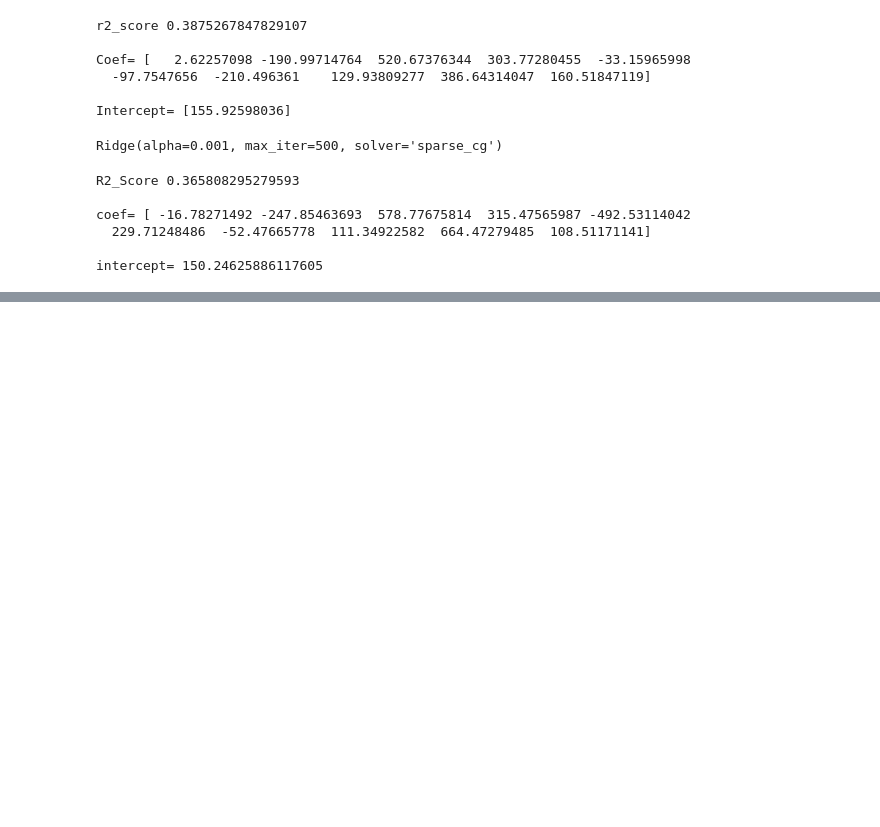
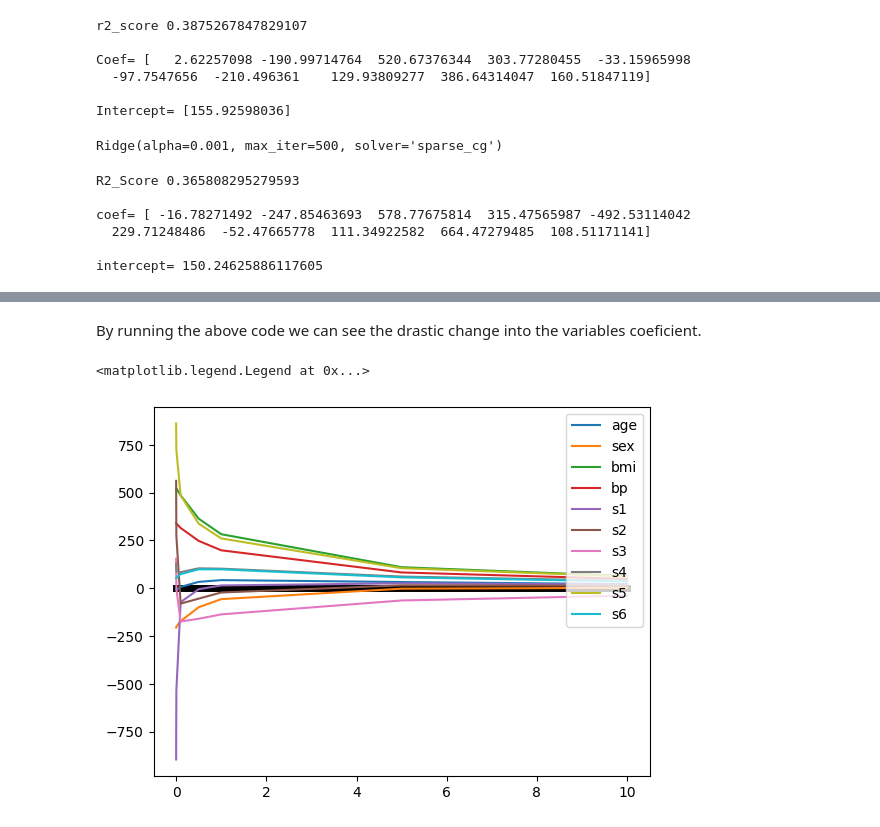
Before and after one commit to yogesh3i/Data_Science_Machine_Learning, a Jupyter notebook: Day 14 -Lenear_ Regression/Practice.ipynb, the cells around one changed output, grey strips where cells are left out. Drawn from its saved outputs; the diff is of its cells as text; code cells hidden in the pictures; blank space fills up the shorter version.

```diff
--- a/Day 14 -Lenear_ Regression/Practice.ipynb
+++ b/Day 14 -Lenear_ Regression/Practice.ipynb
@@ -434,0 +506,18 @@ intercept= 150.24625886117605
+# %%
+# checking how the most highiest values is decreasing with higher rate
+
+alphas = [0, 0.0001, 0.001, 0.01, 0.1,1,10,100,1000,10000]
+
+coefs = []
+
+for i in alphas:
+    reg= Ridge(alpha=i)
+    reg.fit(x_train,y_train)
+
+    coefs.append(reg.coef_.tolist())
+
+input_array = np.array(coefs)
+
+coef_df = pd.DataFrame(input_array,columns=data.feature_names)
+coef_df['alpha']=alphas
+coef_df.set_index('alpha')
@@ -434,0 +537,26 @@ intercept= 150.24625886117605
+# %% [markdown]
+By running the above code we can see the drastic change into the variables coeficient.
+# %%
+# plotting the graphs for each alpha how its affecting the coefficient
+
+alphas = [0,0.0001,0.0005,0.001,0.005,0.1,0.5,1,5,10]
+
+coef = []
+
+for i in alphas:
+    reg = Ridge(alpha=i)
+    reg.fit(x_train,y_train)
+
+    coef.append(reg.coef_.tolist())
+# %%
+input_array = np.array(coef).T
+# %%
+plt.style.use('default')
+plt.plot(alphas,np.zeros(len(alphas)),color='black',linewidth=5)
+
+for i in range(input_array.shape[0]):
+    plt.plot(alphas,input_array[i],label=data.feature_names[i])
+plt.legend()
+# %% [output]
+<matplotlib.legend.Legend at 0x...>
+[figure, added]
```
Also changed, not shown: parts of 11 cells of this notebook, 1 other file.
